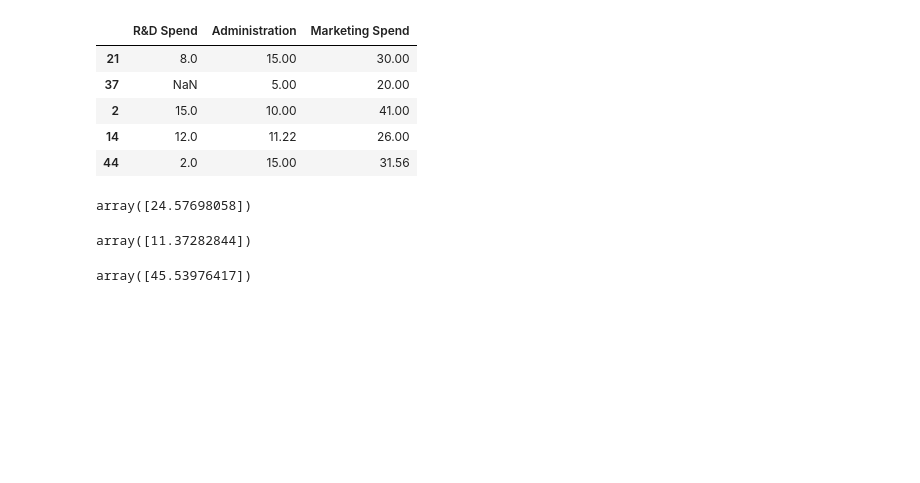
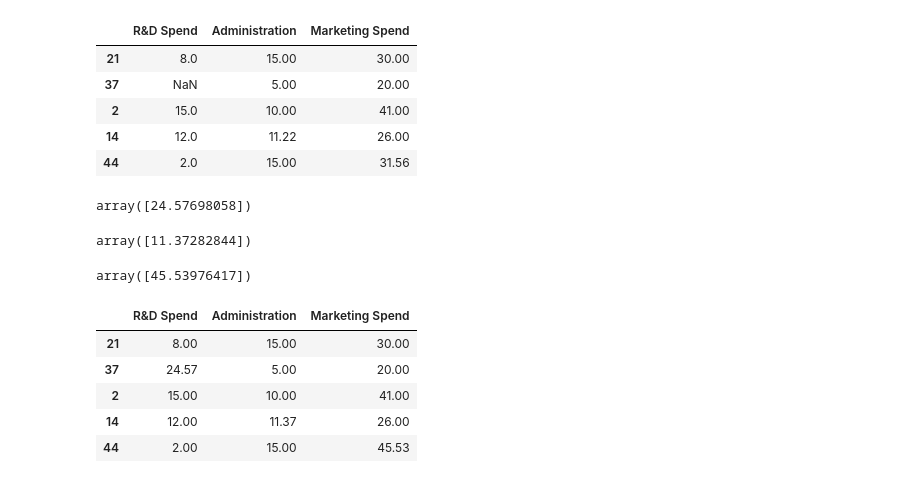
Before and after one commit to ayushmishra20/Machine-Learning, a Jupyter notebook: Folder3/ItrativeImputer.ipynb, the cells around one changed output. Drawn from its saved outputs; the diff is of its cells as text; code cells hidden in the pictures; blank space fills up the shorter version.

```diff
--- a/Folder3/ItrativeImputer.ipynb
+++ b/Folder3/ItrativeImputer.ipynb
@@ -334,0 +337,9 @@ df3.iloc[4,-1] = 45.53
+# %%
+df3
+# %% [output]
+|  | R&D Spend | Administration | Marketing Spend |
+| 21 | 8.00 | 15.00 | 30.00 |
+| 37 | 24.57 | 5.00 | 20.00 |
+| 2 | 15.00 | 10.00 | 41.00 |
+| 14 | 12.00 | 11.37 | 26.00 |
+| 44 | 2.00 | 15.00 | 45.53 |
```
Also changed, not shown: parts of 2 cells of this notebook, 2 other files.
